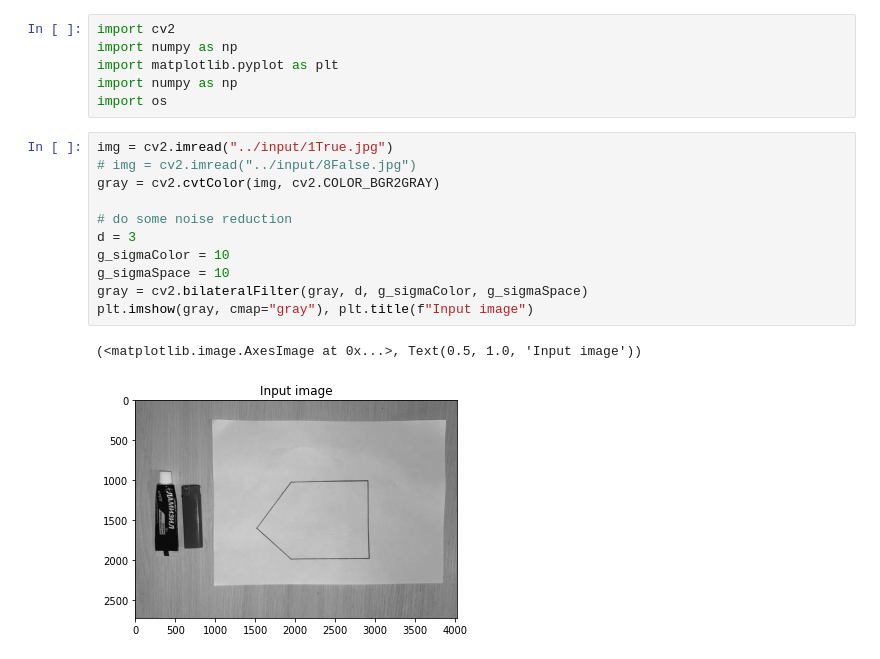
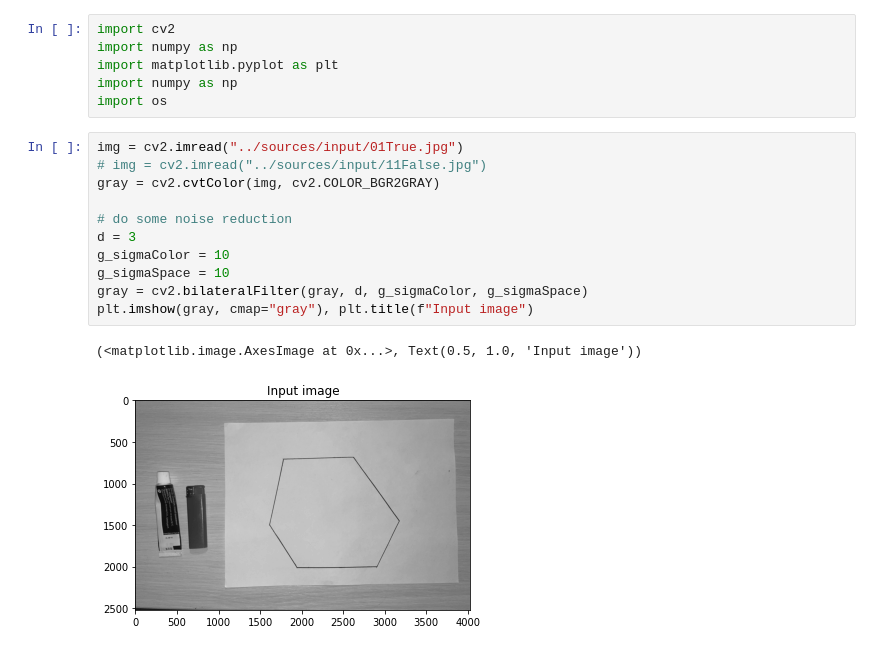
Before and after one commit to Li-Rui-QI/Intelligent-Placer, a Jupyter notebook: intelligent_placer_lib/find_broder.ipynb, the cells around one changed output. Drawn from its saved outputs; the diff is of its cells as text.

```diff
--- a/intelligent_placer_lib/find_broder.ipynb
+++ b/intelligent_placer_lib/find_broder.ipynb
@@ -5,19 +5,19 @@ import matplotlib.pyplot as plt
 import numpy as np
 import os
 # %%
-img = cv2.imread("../input/1True.jpg")
-# img = cv2.imread("../input/8False.jpg")
+img = cv2.imread("../sources/input/01True.jpg")
+# img = cv2.imread("../sources/input/11False.jpg")
 gray = cv2.cvtColor(img, cv2.COLOR_BGR2GRAY)
 
 # do some noise reduction
 d = 3
 g_sigmaColor = 10
 g_sigmaSpace = 10
 gray = cv2.bilateralFilter(gray, d, g_sigmaColor, g_sigmaSpace)
 plt.imshow(gray, cmap="gray"), plt.title(f"Input image")
 # %% [output]
 (<matplotlib.image.AxesImage at 0x...>, Text(0.5, 1.0, 'Input image'))
-[figure, old version]
+[figure, new version]
 # %%
         # now detect edges and floodfill the binary image, dilation allows joining edges with holes
         edges = cv2.Canny(gray, 100, 200)  # works
```
Also changed, not shown: parts of 3 cells of this notebook, 38 other files.
